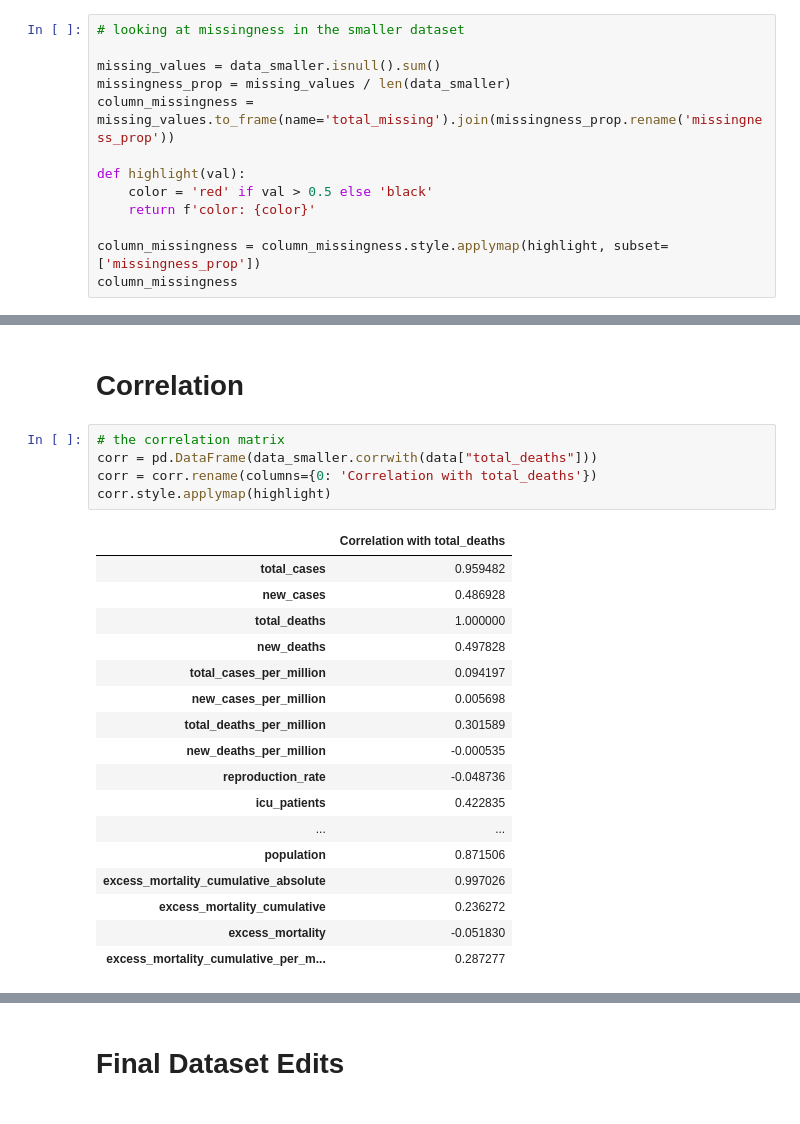
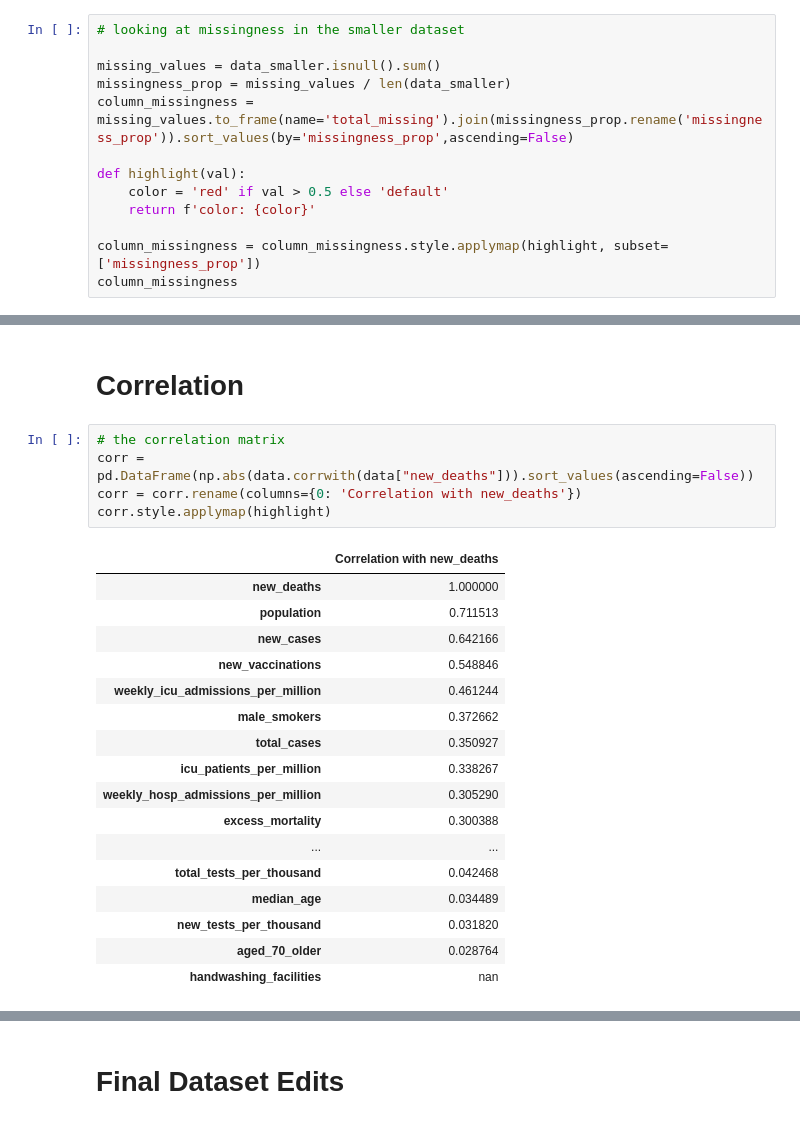
Before and after one commit to y-ginther/DS-Capstone, a Jupyter notebook: EDA.ipynb, the cells around one changed output, grey strips where cells are left out. Drawn from its saved outputs; the diff is of its cells as text.

```diff
--- a/EDA.ipynb
+++ b/EDA.ipynb
@@ -51,10 +112,10 @@ data_smaller = data[data['location'].isin(top_countries['location'])]
 
 missing_values = data_smaller.isnull().sum()
 missingness_prop = missing_values / len(data_smaller)
-column_missingness = missing_values.to_frame(name='total_missing').join(missingness_prop.rename('missingness_prop'))
+column_missingness = missing_values.to_frame(name='total_missing').join(missingness_prop.rename('missingness_prop')).sort_values(by='missingness_prop',ascending=False)
 
 def highlight(val):
-    color = 'red' if val > 0.5 else 'black'
+    color = 'red' if val > 0.5 else 'default'
     return f'color: {color}'
 
 column_missingness = column_missingness.style.applymap(highlight, subset=['missingness_prop'])
@@ -102,24 +164,24 @@ The quasi-constant variables are reproduction_rate, positive_rate, extreme_pover
 # Correlation
 # %%
 # the correlation matrix
-corr = pd.DataFrame(data_smaller.corrwith(data["total_deaths"]))
-corr = corr.rename(columns={0: 'Correlation with total_deaths'})
+corr = pd.DataFrame(np.abs(data.corrwith(data["new_deaths"])).sort_values(ascending=False))
+corr = corr.rename(columns={0: 'Correlation with new_deaths'})
 corr.style.applymap(highlight)
 # %% [output]
-|  | Correlation with total_deaths |
-| total_cases | 0.959482 |
-| new_cases | 0.486928 |
-| total_deaths | 1.000000 |
-| new_deaths | 0.497828 |
-| total_cases_per_million | 0.094197 |
-| new_cases_per_million | 0.005698 |
-| total_deaths_per_million | 0.301589 |
-| new_deaths_per_million | -0.000535 |
-| reproduction_rate | -0.048736 |
-| icu_patients | 0.422835 |
+|  | Correlation with new_deaths |
+| new_deaths | 1.000000 |
+| population | 0.711513 |
+| new_cases | 0.642166 |
+| new_vaccinations | 0.548846 |
+| weekly_icu_admissions_per_million | 0.461244 |
+| male_smokers | 0.372662 |
+| total_cases | 0.350927 |
+| icu_patients_per_million | 0.338267 |
+| weekly_hosp_admissions_per_million | 0.305290 |
+| excess_mortality | 0.300388 |
 | ... | ... |
-| population | 0.871506 |
-| excess_mortality_cumulative_absolute | 0.997026 |
-| excess_mortality_cumulative | 0.236272 |
-| excess_mortality | -0.051830 |
-| excess_mortality_cumulative_per_m... | 0.287277 |
+| total_tests_per_thousand | 0.042468 |
+| median_age | 0.034489 |
+| new_tests_per_thousand | 0.031820 |
+| aged_70_older | 0.028764 |
+| handwashing_facilities | nan |
```
Also changed, not shown: parts of 14 cells of this notebook.
